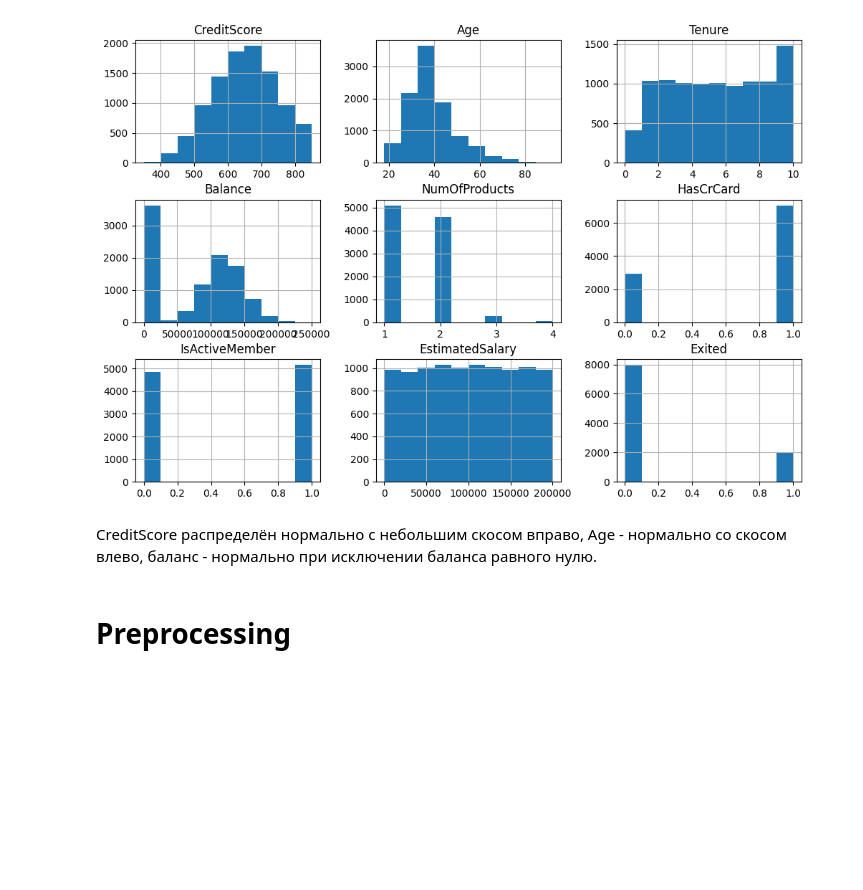
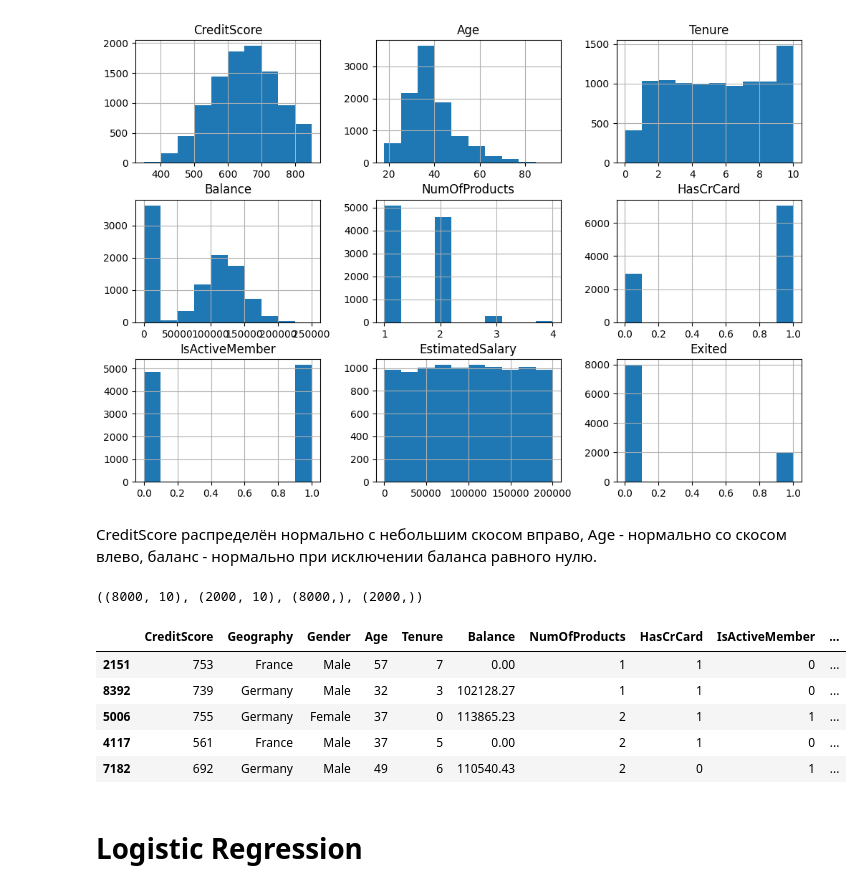
Before and after one commit to Klimentij-Kvl/bank-churn-ml, a Jupyter notebook: notebooks/eda.ipynb, the cells around one changed output. Cells and saved outputs as stored; diff of their text form; code cells hidden in the pictures; blank space fills up the shorter version.

Commit message:
Made inital data preprocessing and tested LogReg and Random Forest

```diff
--- a/notebooks/eda.ipynb
+++ b/notebooks/eda.ipynb
@@ -174,5 +174,22 @@ array([[<Axes: title={'center': 'CreditScore'}>,
 [figure]
 # %% [markdown]
 CreditScore распределён нормально с небольшим скосом вправо, Age - нормально со скосом влево, баланс - нормально при исключении баланса равного нулю.
-# %% [markdown]
-# Preprocessing
+# %%
+X = df.drop('Exited', axis=1)
+y = df['Exited']
+# %%
+from sklearn.model_selection import train_test_split
+
+X_train, X_test, y_train, y_test = train_test_split(X, y, train_size=0.8, random_state=42, stratify=y)
+X_train.shape, X_test.shape, y_train.shape, y_test.shape
+# %% [output]
+((8000, 10), (2000, 10), (8000,), (2000,))
+# %%
+X_train.head()
+# %% [output]
+|  | CreditScore | Geography | Gender | Age | Tenure | Balance | NumOfProducts | HasCrCard | IsActiveMember | ... |
+| 2151 | 753 | France | Male | 57 | 7 | 0.00 | 1 | 1 | 0 | ... |
+| 8392 | 739 | Germany | Male | 32 | 3 | 102128.27 | 1 | 1 | 0 | ... |
+| 5006 | 755 | Germany | Female | 37 | 0 | 113865.23 | 2 | 1 | 1 | ... |
+| 4117 | 561 | France | Male | 37 | 5 | 0.00 | 2 | 1 | 0 | ... |
+| 7182 | 692 | Germany | Male | 49 | 6 | 110540.43 | 2 | 0 | 1 | ... |
@@ -178,0 +226,2 @@ CreditScore распределён нормально с небольшим ск
+# %% [markdown]
+# Logistic Regression
```
Also changed, not shown: parts of 9 cells of this notebook.
